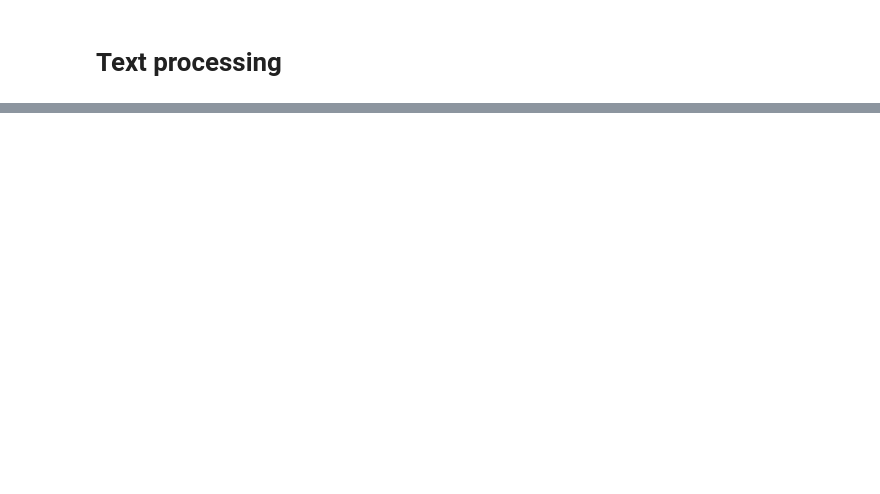
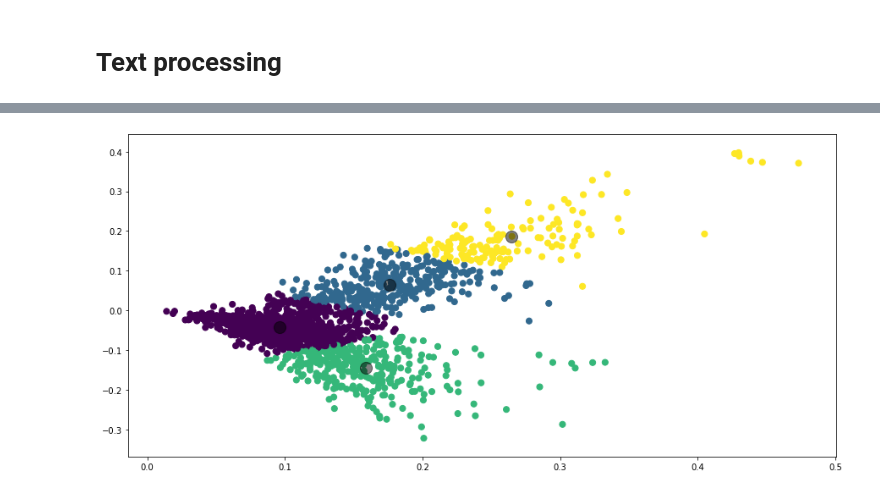
Before and after one commit to Stepess/Text_Processing, a Jupyter notebook: text_and_dim_reduction.ipynb, the cells around one changed output, grey strips where cells are left out. Saved outputs shown, nothing was run; the diff lists cells and outputs as text; code cells hidden in the pictures; blank space fills up the shorter version.

```diff
--- a/text_and_dim_reduction.ipynb
+++ b/text_and_dim_reduction.ipynb
@@ -218,0 +310,9 @@ plt.show()
+# %%
+kmeans = KMeans(n_clusters=4)
+
+kmeans.fit(X_train_svd)
+y_kmeans = kmeans.predict(X_train_svd)
+
+plot_clusters_with_centers(X_train_svd, y_kmeans, kmeans.cluster_centers_)
+# %% [output]
+[figure, added]
```
Also changed, not shown: parts of 19 cells of this notebook.
